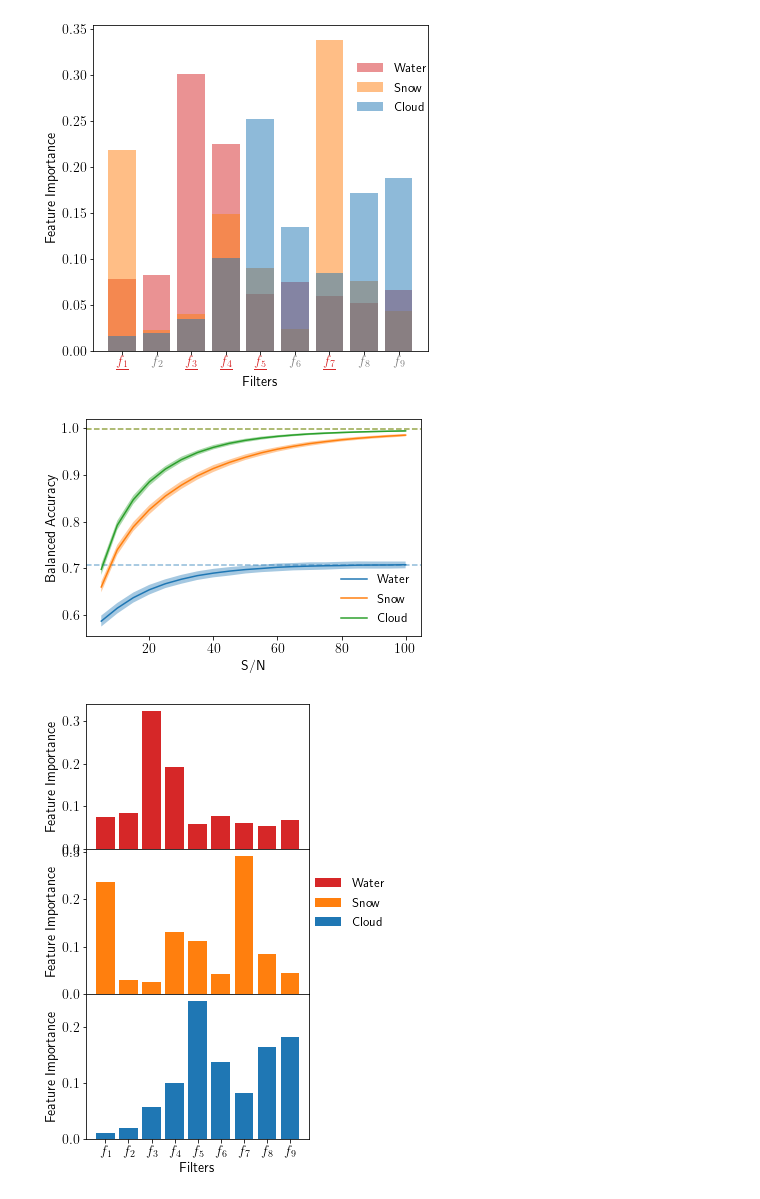
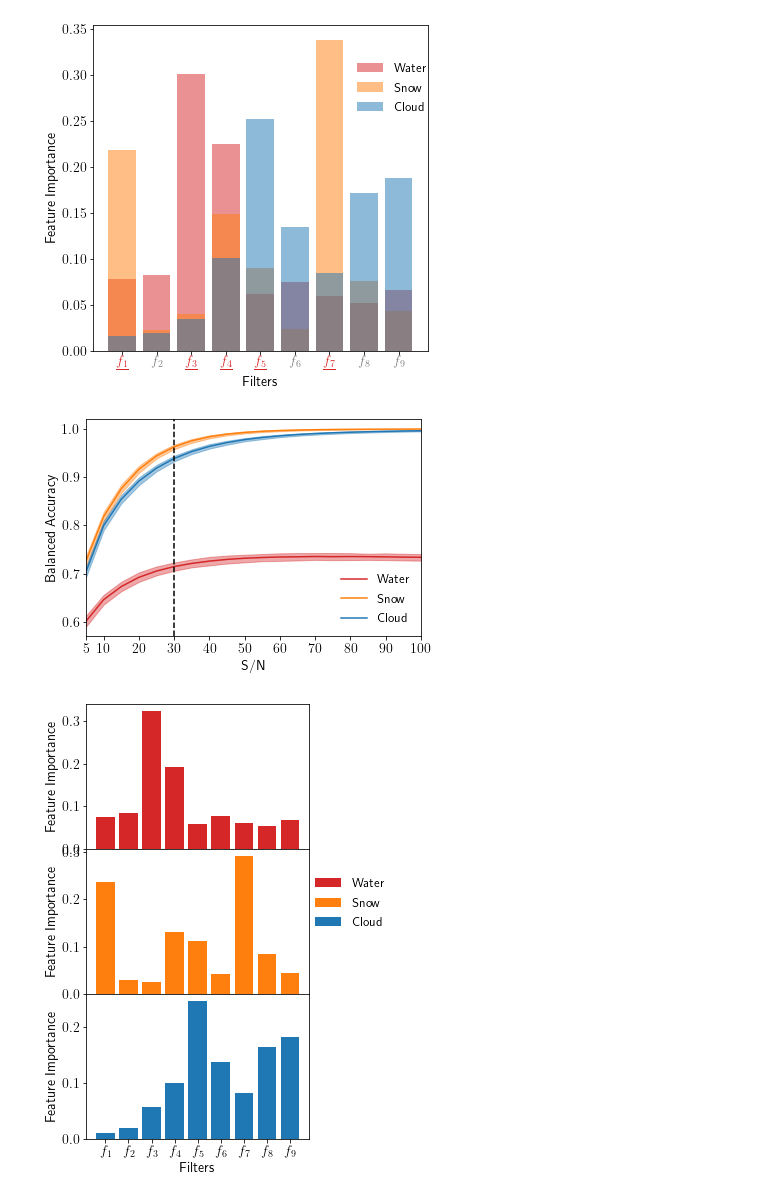
Before and after one commit to dangcpham/WaterDetection, a Jupyter notebook: xgboost.ipynb, the cells around one changed output. Drawn from its saved outputs; the diff is of its cells as text; code cells hidden in the pictures.

```diff
--- a/xgboost.ipynb
+++ b/xgboost.ipynb
@@ -93,12 +93,11 @@ for idx in good_filters_idx:
 [figure]
 # %%
 fig, ax = plt.subplots(nrows=1, sharex=True, figsize=(6,6))
-color_list = ['tab:red', 'tab:orange', 'tab:blue']
 
 for i in range(feature_importance.shape[0]):
 
     ax.bar(nice_filter_names, feature_importance[i,:],
-           color=color_list[i], label=nice_component_names[i],
+           color=settings.color_list[i], label=nice_component_names[i],
            alpha=0.5)
     ax.set_ylabel('Feature Importance')
 
@@ -118,18 +117,21 @@ fig.legend(frameon=False, bbox_to_anchor=(0.925,0.8));
 # %%
 fig, ax = plt.subplots()
 for i, component in enumerate(settings.CLASSIFYING_COMPONENTS):
     _, _, snrs, _, _, ba_score_no_noise, ba_scores = pickle.load(open(f"output/result_{component}.pkl", "rb"))
-    lower, median, upper = np.percentile(ba_sgravitation misner thorne wheelercores, (2.5, 50, 97.5), axis=1)
-    plotline, = ax.plot(snrs, median, label=nice_component_names[i])
+    lower, median, upper = np.percentile(ba_scores, (2.5, 50, 97.5), axis=1)
+    plotline, = ax.plot(snrs, median, label=nice_component_names[i], c=settings.color_list[i])
 
-    ax.axhline(ba_score_no_noise, color=plotline.get_color(), linestyle='--', alpha=0.5)
-    ax.fill_between(snrs, lower, upper, alpha=0.4)
+    # ax.axhline(ba_score_no_noise, color=plotline.get_color(), linestyle='--', alpha=0.5)
+    ax.fill_between(snrs, lower, upper, alpha=0.4, color=settings.color_list[i])
 
+ax.axvline(30, c='k', linestyle='--')
+ax.set_xlim([5, 100])
+ax.set_xticks([5] + list(np.arange(10, 110, 10)))
 ax.legend(frameon=False)
 ax.set_xlabel('S/N')
 ax.set_ylabel('Balanced Accuracy');
 # %% [output]
-[figure, old version]
+[figure, new version]
 # %%
 fig, axes = plt.subplots(nrows=feature_importance.shape[0], sharex=True, figsize=(4,8))
 color_list = ['tab:red', 'tab:orange', 'tab:blue']
```
Also changed, not shown: 2 other files.
